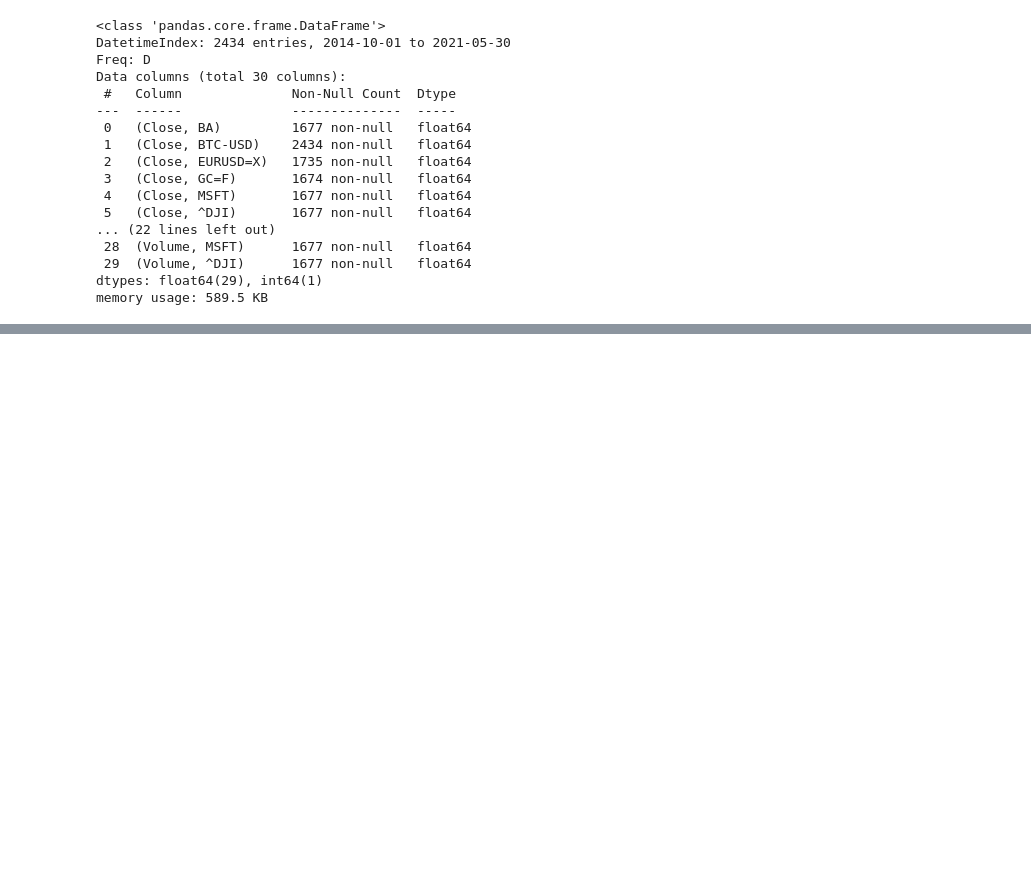
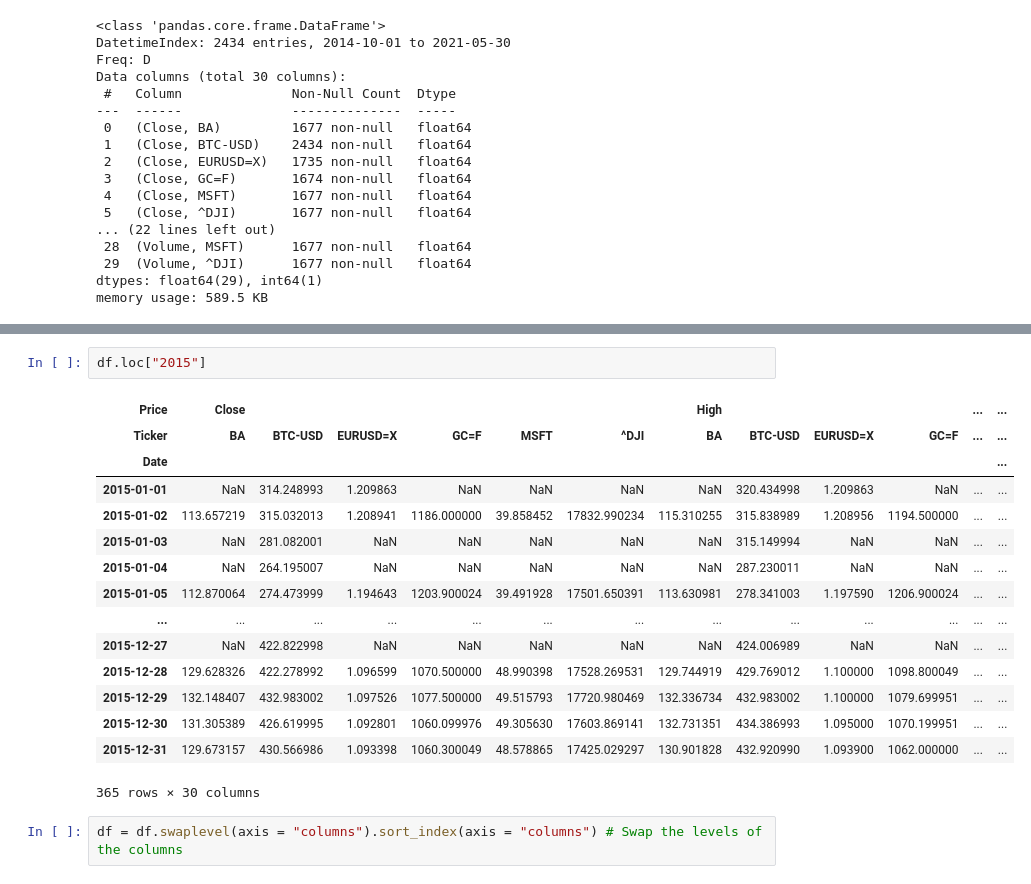
Before and after one commit to seanmayer/algo-trading-broker-testing, a Jupyter notebook: pandas-financial-data-analysis/yahooFinance.ipynb, the cells around one changed output, grey strips where cells are left out. Saved outputs shown, nothing was run; the diff lists cells and outputs as text; blank space fills up the shorter version.

```diff
--- a/pandas-financial-data-analysis/yahooFinance.ipynb
+++ b/pandas-financial-data-analysis/yahooFinance.ipynb
@@ -126,0 +189,20 @@ memory usage: 589.5 KB
+# %%
+df.loc["2015"]
+# %% [output]
+| Price | Close |  |  |  |  |  | High |  |  |  | ... | ... |
+| Ticker | BA | BTC-USD | EURUSD=X | GC=F | MSFT | ^DJI | BA | BTC-USD | EURUSD=X | GC=F | ... | ... |
+| Date |  |  |  |  |  |  |  |  |  |  |  | ... |
+| 2015-01-01 | NaN | 314.248993 | 1.209863 | NaN | NaN | NaN | NaN | 320.434998 | 1.209863 | NaN | ... | ... |
+| 2015-01-02 | 113.657219 | 315.032013 | 1.208941 | 1186.000000 | 39.858452 | 17832.990234 | 115.310255 | 315.838989 | 1.208956 | 1194.500000 | ... | ... |
+| 2015-01-03 | NaN | 281.082001 | NaN | NaN | NaN | NaN | NaN | 315.149994 | NaN | NaN | ... | ... |
+| 2015-01-04 | NaN | 264.195007 | NaN | NaN | NaN | NaN | NaN | 287.230011 | NaN | NaN | ... | ... |
+| 2015-01-05 | 112.870064 | 274.473999 | 1.194643 | 1203.900024 | 39.491928 | 17501.650391 | 113.630981 | 278.341003 | 1.197590 | 1206.900024 | ... | ... |
+| ... | ... | ... | ... | ... | ... | ... | ... | ... | ... | ... | ... | ... |
+| 2015-12-27 | NaN | 422.822998 | NaN | NaN | NaN | NaN | NaN | 424.006989 | NaN | NaN | ... | ... |
+| 2015-12-28 | 129.628326 | 422.278992 | 1.096599 | 1070.500000 | 48.990398 | 17528.269531 | 129.744919 | 429.769012 | 1.100000 | 1098.800049 | ... | ... |
+| 2015-12-29 | 132.148407 | 432.983002 | 1.097526 | 1077.500000 | 49.515793 | 17720.980469 | 132.336734 | 432.983002 | 1.100000 | 1079.699951 | ... | ... |
+| 2015-12-30 | 131.305389 | 426.619995 | 1.092801 | 1060.099976 | 49.305630 | 17603.869141 | 132.731351 | 434.386993 | 1.095000 | 1070.199951 | ... | ... |
+| 2015-12-31 | 129.673157 | 430.566986 | 1.093398 | 1060.300049 | 48.578865 | 17425.029297 | 130.901828 | 432.920990 | 1.093900 | 1062.000000 | ... | ... |
+365 rows × 30 columns
+# %%
+df = df.swaplevel(axis = "columns").sort_index(axis = "columns") # Swap the levels of the columns
```
Also changed, not shown: parts of 16 cells of this notebook.
